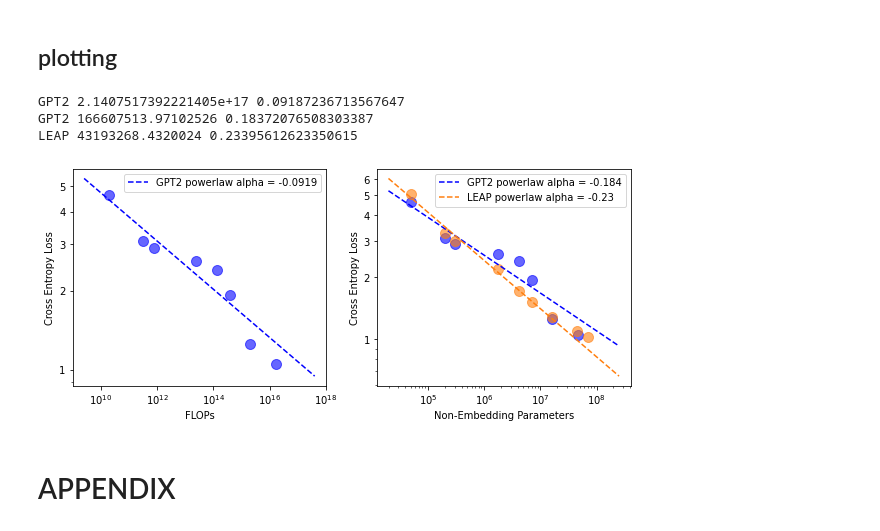
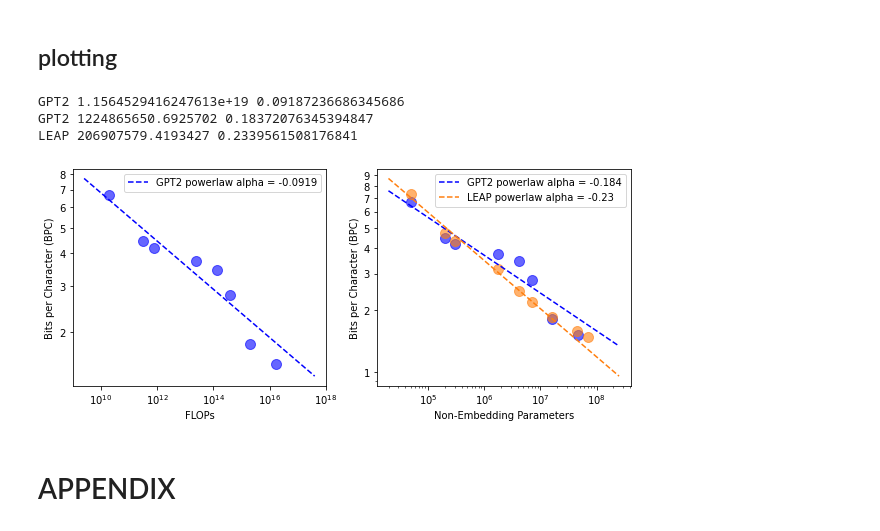
Before and after one commit to mtanghu/LEAP, a Jupyter notebook: Experiments/Scaling.ipynb, the cells around one changed output. Saved outputs shown, nothing was run; the diff lists cells and outputs as text; code cells hidden in the pictures.

```diff
--- a/Experiments/Scaling.ipynb
+++ b/Experiments/Scaling.ipynb
@@ -1112,7 +1112,7 @@ gpt2_y = np.array([
     1.929,
     1.257,
     1.054,
-])
+]) / math.log(2)
 
 leap_param = np.array([
     49856,
@@ -1137,7 +1137,7 @@ leap_y = np.array([
     1.286,
     1.093,
     1.029,
-])
+]) / math.log(2)
 # %% [markdown]
 ## plotting
 # %%
@@ -1158,39 +1158,39 @@ plt.plot(x, powerlaw(x, n_c, a), label = f'GPT2 powerlaw alpha = {-a:.3}', lines
 print("GPT2", n_c, a)
 
 
 plt.xlabel("FLOPs")
-plt.ylabel("Cross Entropy Loss")
+plt.ylabel("Bits per Character (BPC)")
 plt.legend()
 
 
 
 # for parameters
 plt.subplot(1, 2, 2)
 x = 10**np.arange(start = 4.3, stop = 8.5, step = .1, dtype = 'float64')
 plt.loglog()
 plt.yticks([1, 2, 3, 4, 5, 6, 7, 8, 9], labels = [1, 2, 3, 4, 5, 6, 7, 8, 9])
 
 plt.scatter(x = gpt2_param, y = gpt2_y, s = 100, alpha = .6, color = 'blue')
 (n_c, a), _ = curve_fit(powerlaw, gpt2_param, gpt2_y, maxfev=10000, p0 = np.array([9e13, .076]))
 plt.plot(x, powerlaw(x, n_c, a), label = f'GPT2 powerlaw alpha = {-a:.3}', linestyle = '--', color = 'blue')
 print("GPT2", n_c, a)
 
 plt.scatter(x = leap_param, y = leap_y, s = 100, alpha = .6, color = 'C1')
 (n_c, a), _ = curve_fit(powerlaw, leap_param, leap_y, maxfev=10000, p0 = np.array([9e13, .076]))
 plt.plot(x, powerlaw(x, n_c, a), label = f'LEAP powerlaw alpha = {-a:.2}', linestyle = '--', color = 'C1')
 print("LEAP", n_c, a)
 
 plt.xlabel("Non-Embedding Parameters")
-plt.ylabel("Cross Entropy Loss")
+plt.ylabel("Bits per Character (BPC)")
 plt.legend()
 
 plt.savefig('enwik8_powerlaws.png', dpi = 150)
 plt.show()
 # %% [output]
-GPT2 2.1407517392221405e+17 0.09187236713567647
-GPT2 166607513.97102526 0.18372076508303387
-LEAP 43193268.4320024 0.23395612623350615
+GPT2 1.1564529416247613e+19 0.09187236686345686
+GPT2 1224865650.6925702 0.18372076345394847
+LEAP 206907579.4193427 0.2339561508176841
-[figure, old version]
+[figure, new version]
 # %% [markdown]
 # APPENDIX
 # %%
```
Also changed, not shown: 1 other file.
